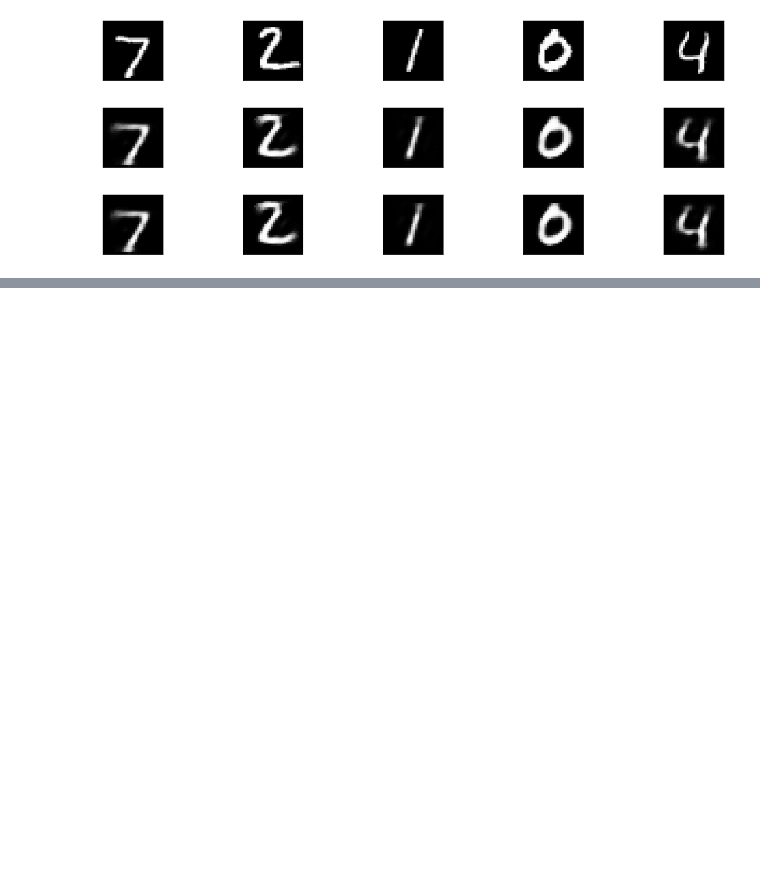
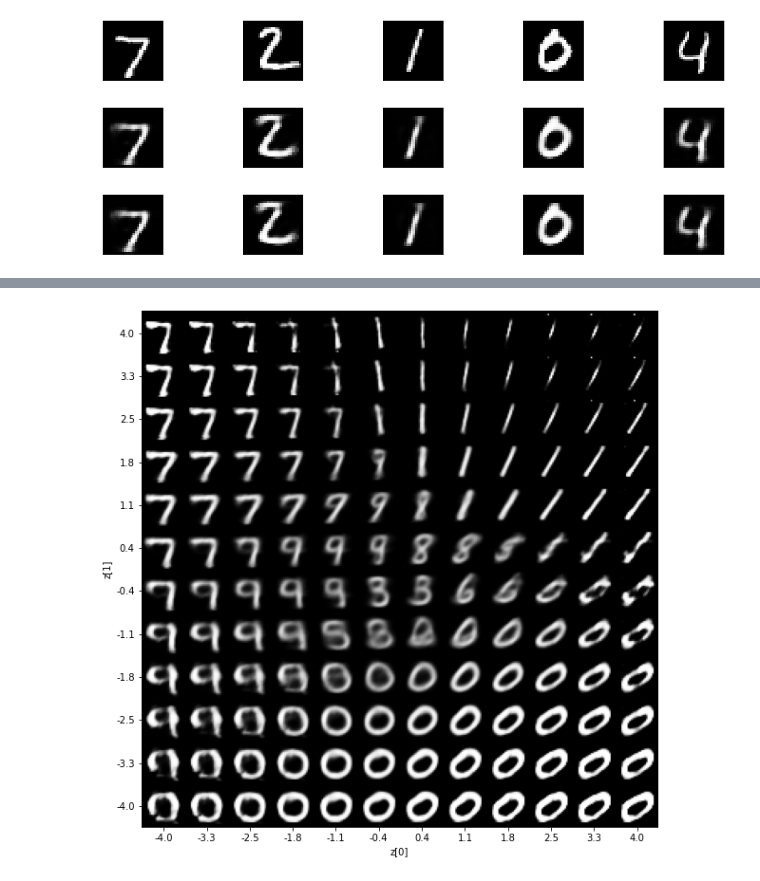
Before and after one commit to SPEECHCOG/transformer_workshop, a Jupyter notebook: autoencoder.ipynb, the cells around one changed output, grey strips where cells are left out. Drawn from its saved outputs; the diff is of its cells as text; code cells hidden in the pictures; blank space fills up the shorter version.

```diff
--- a/autoencoder.ipynb
+++ b/autoencoder.ipynb
@@ -229,8 +250,8 @@ encoder_model = Model(inputs, z_mean_out)
 
 # generator
 decoder_input = Input(shape=(latent_dim, ))
-_decoder_1_out = decoder_1(decoder_input)
-_decoder_2_out = decoder_2(_decoder_1_out)
-generator = Model(decoder_input, _decoder_2_out)
+#_decoder_1_out = decoder_1(decoder_input)
+#_decoder_2_out = decoder_2(_decoder_1_out)
+generator = Model(decoder_input, decoder_2(decoder_1(decoder_input)))
 # %%
 # loss
@@ -280,0 +308,40 @@ plt.show()
+# %%
+# display generator usin random values within the interval
+# shown by the encoder [-4,4]
+
+n = 12  # figure with 12x12 digits
+digit_size = 28
+figure = np.zeros((digit_size * n, digit_size * n))
+
+# we will sample n points within [-4, 4] standard deviations
+grid_x = np.linspace(-4, 4, n) # value obtain with the encoder
+grid_y = np.linspace(-4, 4, n)[::-1]
+
+for i, yi in enumerate(grid_x):
+    for j, xi in enumerate(grid_y):
+        z_sample = np.array([[xi, yi]])
+        x_decoded = generator.predict(z_sample)
+        digit = x_decoded[0].reshape(digit_size, digit_size)
+        figure[i * digit_size: (i + 1) * digit_size,
+               j * digit_size: (j + 1) * digit_size] = digit
+
+plt.figure(figsize=(10, 10))
+
+# axis labels
+start_range = digit_size // 2
+end_range = (n - 1) * digit_size + start_range + 1
+
+pixel_range = np.arange(start_range, end_range, digit_size)
+
+sample_range_x = np.round(grid_x, 1)
+sample_range_y = np.round(grid_y, 1)
+
+plt.xticks(pixel_range, sample_range_x)
+plt.yticks(pixel_range, sample_range_y)
+plt.xlabel("z[0]")
+plt.ylabel("z[1]")
+
+plt.imshow(figure)
+plt.show()
+# %% [output]
+[figure, added]
```
Also changed, not shown: parts of 10 cells of this notebook, 1 other file.
